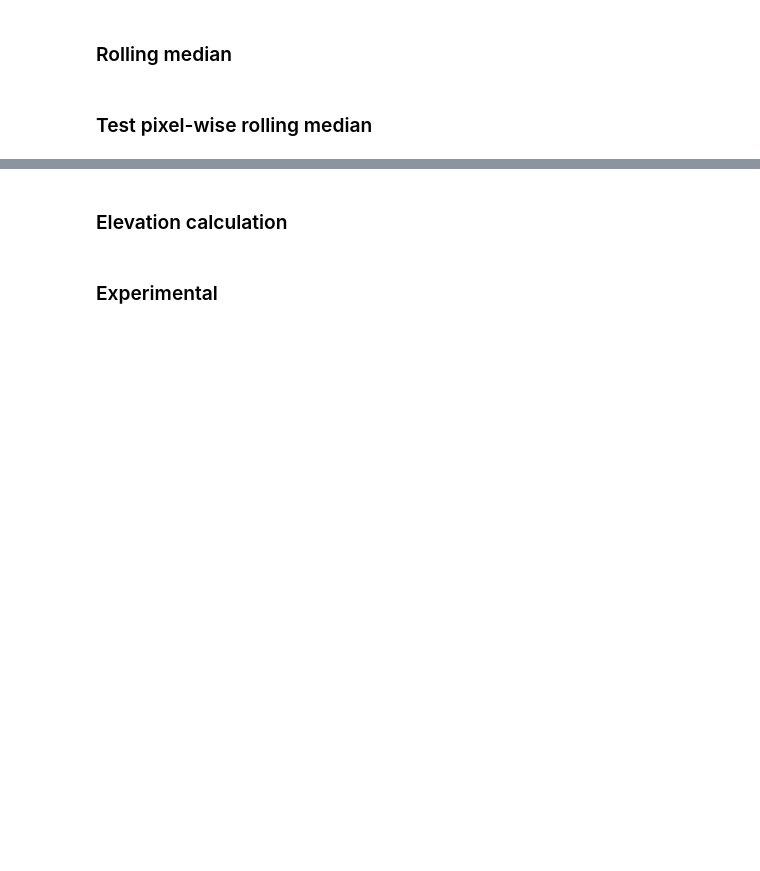
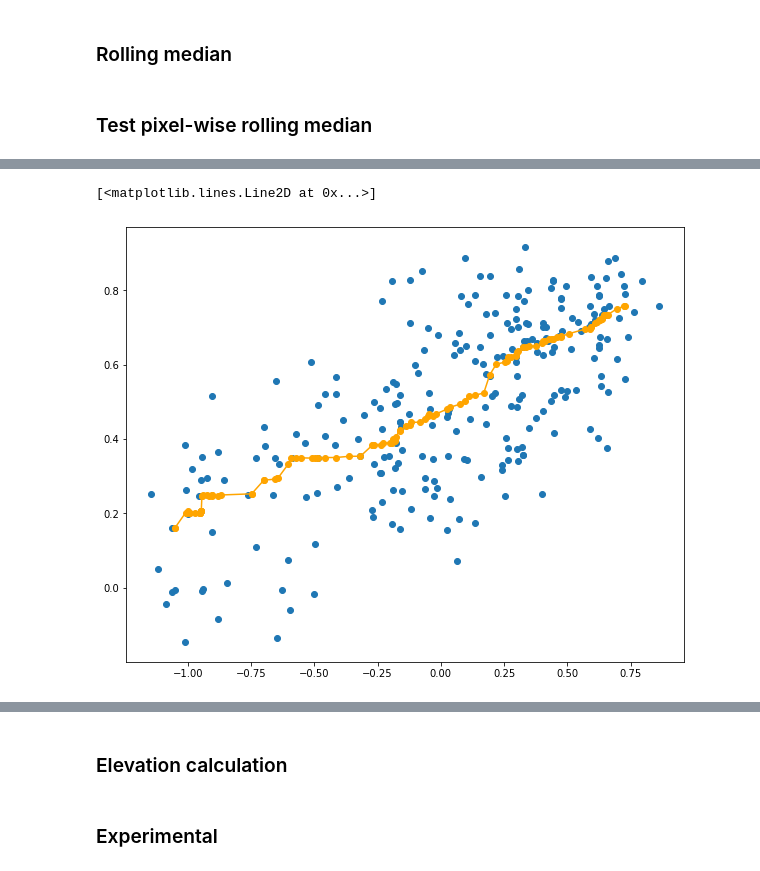
Before and after one commit to GeoscienceAustralia/dea-intertidal, a Jupyter notebook: notebooks/Virtual_product_pixel.ipynb, the cells around one changed output, grey strips where cells are left out. Saved outputs shown, nothing was run; the diff lists cells and outputs as text; code cells hidden in the pictures; blank space fills up the shorter version.

```diff
--- a/notebooks/Virtual_product_pixel.ipynb
+++ b/notebooks/Virtual_product_pixel.ipynb
@@ -302,20 +256,0 @@ interval_window = range_tide / 10  # (currently underestimating)
-# %%
-import multiprocessing
-
-def rolling_tide_window(i, ds=ds_flat, interval_tide=interval_tide, interval_window=interval_window):
-
-    # Set min and max thresholds to filter dataset
-    thresh_min = (min_tide + (i * interval_tide)) - interval_window
-    thresh_max = (min_tide + (i * interval_tide)) + interval_window
-
-    # Filter dataset and apply median
-    ds_median = ds.where((ds.tide_m >= thresh_min) & (ds.tide_m <= thresh_max)).mean(dim='tide_n')
-    return ds_median
-
-with multiprocessing.Pool(multiprocessing.cpu_count() - 1) as pool:
-
-    # Apply func in parallel
-    out_list = pool.map(rolling_tide_window, iterable=range(intervals))
-
-    # Combine to match the original dataset
-    interval_ds = xr.concat(out_list, dim='interval').unstack("z").reindex_like(ds)
@@ -334,0 +479,37 @@ PosixPath('testing_rolling.tif')
+# %%
+x, y = 790254.4782391165, 8204704.489808306
+ndwi_thresh = 0.1
+
+pixel_rolling = interval_ds.unstack().sortby(['interval', 'x', 'y']).sel(x=x,  y=y, method='nearest').to_dataframe().reset_index()
+pixel_raw = ds.sel(x=x,  y=y, method='nearest').to_dataframe().reset_index()
+
+fig, ax = plt.subplots(1, 1, figsize=(10, 8))
+ax.scatter(x=pixel_raw.tide_m, y=pixel_raw.ndwi)
+ax.plot(pixel_rolling.tide_m, pixel_rolling.ndwi, '-o', color='orange')
+
+
+# clipped = pixel_rolling.where((pixel_rolling.ndwi > 0) & (pixel_rolling.ndwi < 0.1)).dropna()
+
+# ax.plot(clipped.tide_m, clipped.ndwi, '-o', color='green')
+# from scipy import stats
+# linreg = stats.linregress(x=clipped.tide_m, y=clipped.ndwi)
+# x = np.linspace(pixel_raw.tide_m.min(), pixel_raw.tide_m.max())
+# # ax.plot(x, [linreg.slope * i + linreg.intercept for i in x], color='green', linestyle='--')
+# tide_thresh_3 = (ndwi_thresh - linreg.intercept) / linreg.slope
+
+# rolling2 = pixel_raw.sort_values('tide_m').rolling(100, center=True, min_periods=1).median()
+# ax.plot(rolling2.tide_m, rolling2.ndwi, '-o', color='red')
+
+# land_tides = pixel_rolling.where(pixel_rolling.ndwi < ndwi_thresh)
+# max_ind = land_tides.tide_m.argmax()
+
+# tide_thresh_1 = land_tides.tide_m.iloc[max_ind]
+# tide_thresh_2 = pixel_rolling.tide_m.iloc[max_ind + 1]
+
+# ax.axvline(tide_thresh_1, color='orange', linestyle='--', lw=2, alpha=0.5)
+# ax.axvline(tide_thresh_2, color='red', linestyle='--', lw=0.8, alpha=0.5)
+# ax.axvline(tide_thresh_3, color='green', linestyle='--', lw=2, alpha=0.5)
+# ax.axhline(ndwi_thresh, color='black', linestyle='--', lw=0.8, alpha=0.5)
+# %% [output]
+[<matplotlib.lines.Line2D at 0x...>]
+[figure, added]
```
Also changed, not shown: parts of 65 cells of this notebook, 2 other files.
